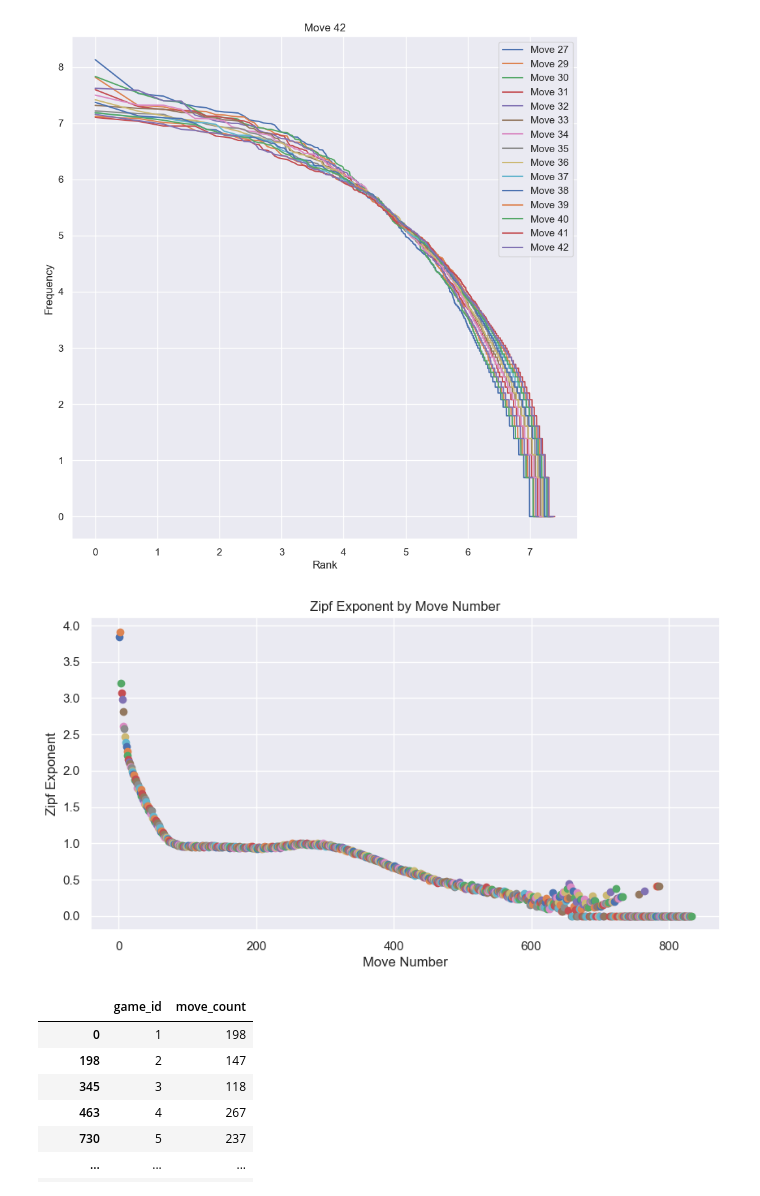
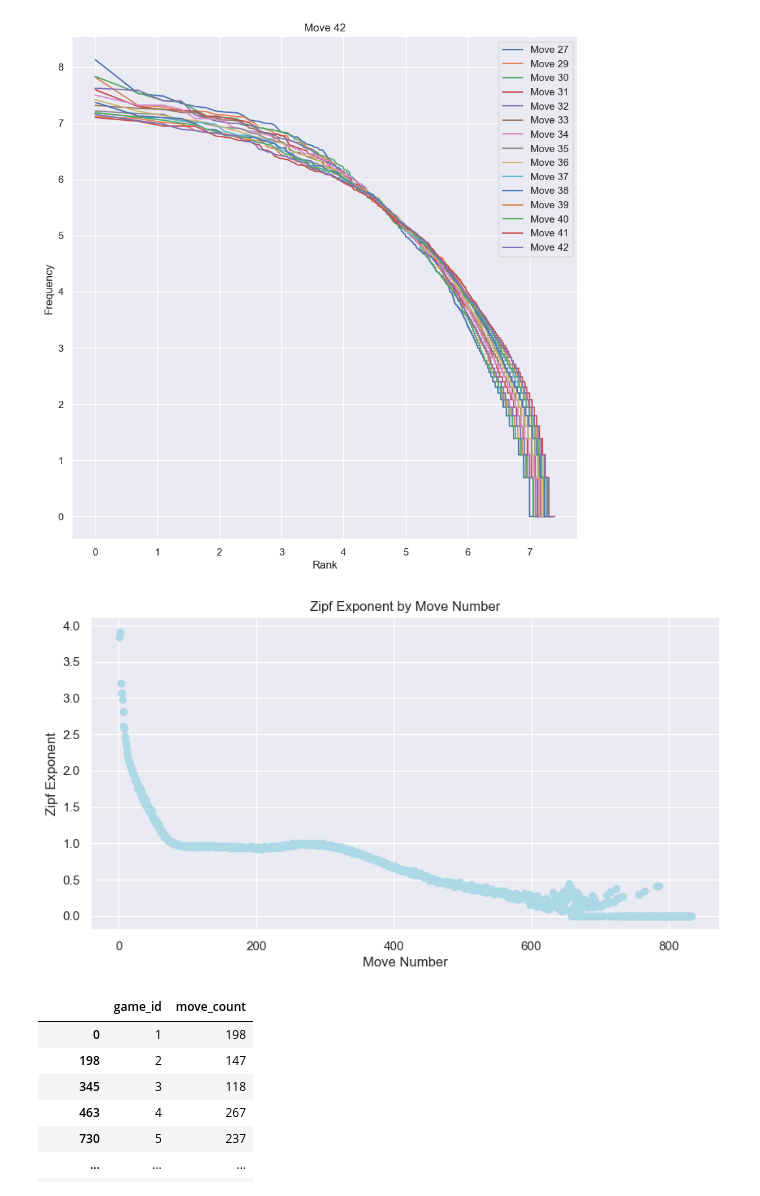
Before and after one commit to NLP-Project-PoliMi-2025/NLP-Project, a Jupyter notebook: ZipfLaw.ipynb, the cells around one changed output. Drawn from its saved outputs; the diff is of its cells as text; code cells hidden in the pictures.

```diff
--- a/ZipfLaw.ipynb
+++ b/ZipfLaw.ipynb
@@ -226,21 +226,21 @@ Move 43 Zipf exponent: 1.45
 # %%
 #  calculate the  Zipf exponent for each move_number and  plot the results
 plt.figure(figsize=(10, 5))
 zipf_exponents = []
 for index, row in df_grouped.iterrows():
     move_list = row['move']
     counter = Counter(move_list)
     frequencies = np.array(sorted(counter.values(), reverse=True))
     ranks = np.arange(1, len(frequencies) + 1)
     coeffs = np.polyfit(np.log(ranks), np.log(frequencies), 1)
     zipf_exponents.append(-coeffs[0])
-    plt.plot(row['move_number'], zipf_exponents[-1], 'o', label=f"Move {row['move_number']}")
+    plt.plot(row['move_number'], zipf_exponents[-1], 'o', label=f"Move {row['move_number']}", color='lightblue')
 plt.title("Zipf Exponent by Move Number")
 plt.xlabel("Move Number")
 plt.ylabel("Zipf Exponent")
 plt.show()
 # %% [output]
-[figure, old version]
+[figure, new version]
 # %%
 df = pd.read_sql_query("SELECT game_id, move_number, move FROM moves", conn)
 # %%
```
Also changed, not shown: 1 other file.
